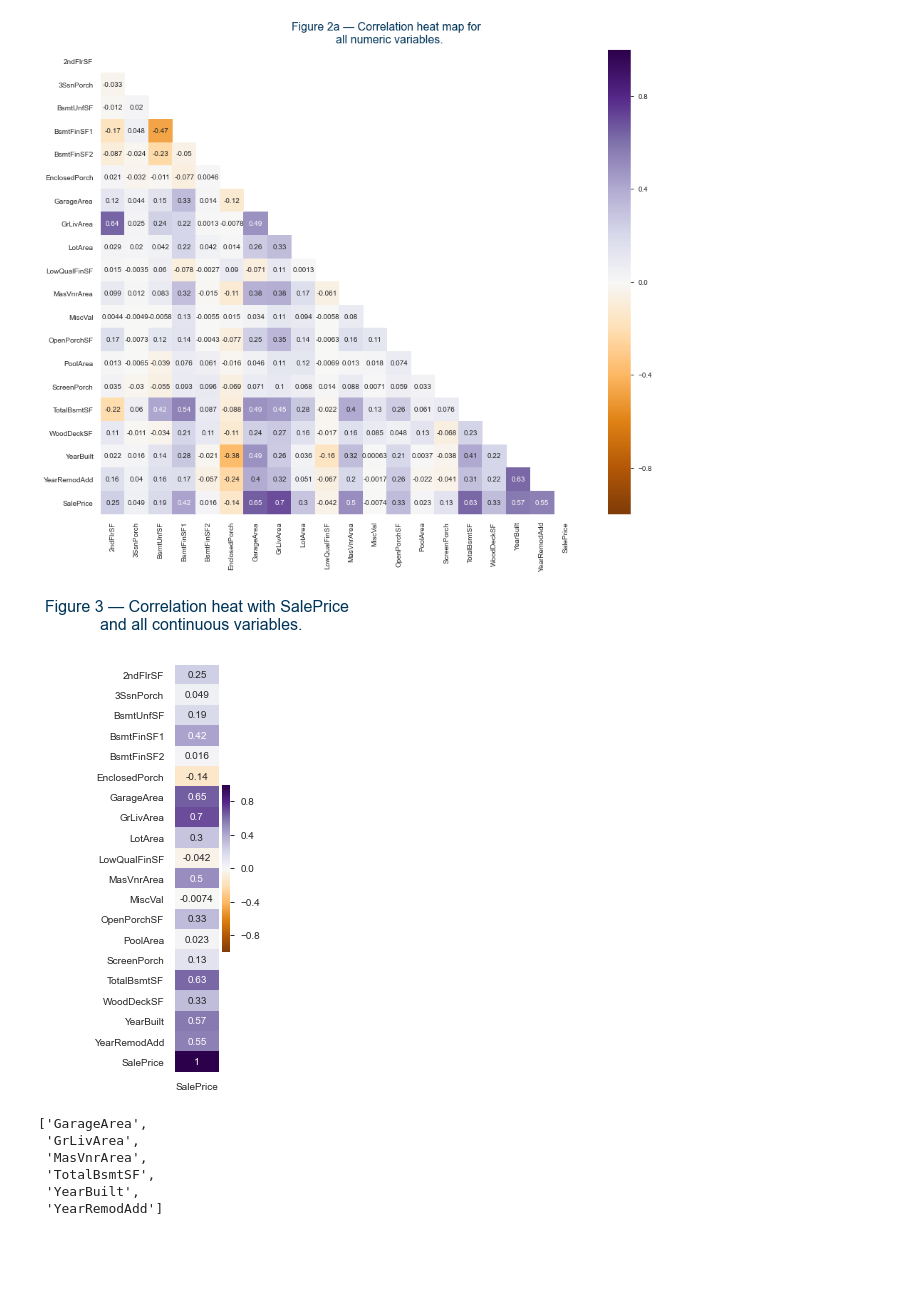
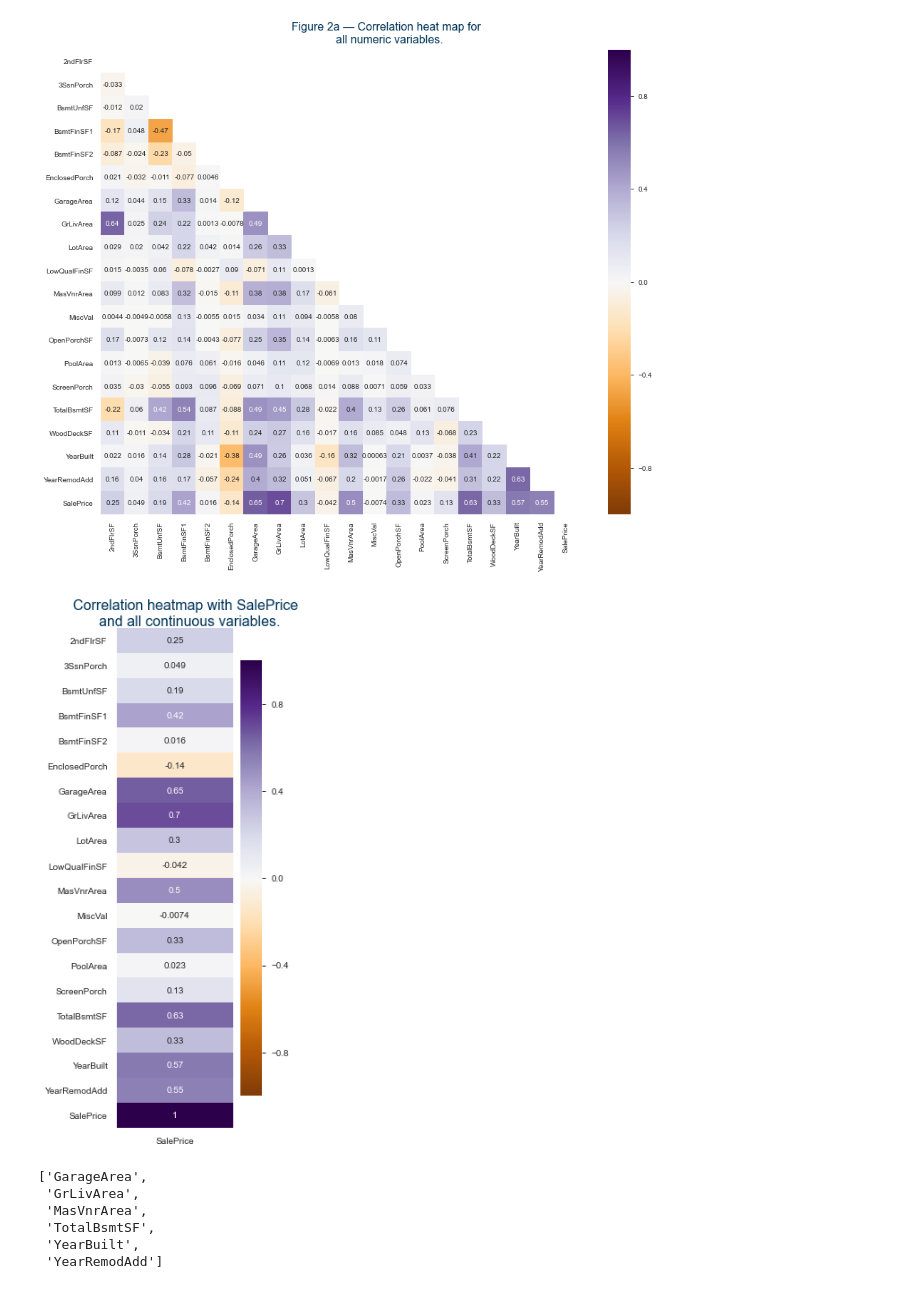
Before and after one commit to hamlett-neil-ur/housing_price_model, a Jupyter notebook: 200419 Ames IA Housing — Tree Models.ipynb, the cells around one changed output. Drawn from its saved outputs; the diff is of its cells as text; code cells hidden in the pictures; blank space fills up the shorter version.

```diff
--- a/200419 Ames IA Housing — Tree Models.ipynb
+++ b/200419 Ames IA Housing — Tree Models.ipynb
@@ -807,22 +815,32 @@ plt.suptitle(t = 'Figure 2a — Correlation heat map for  \n'+\
 # %% [output]
 [figure]
 # %%
-plt.figure(figsize=(1,7.5))
+plt.figure(figsize=(0.75,10))
 sns.heatmap(data = housing_profile[numericals + ['SalePrice']]\
                                   .corr()\
                                   .loc[['SalePrice']].T,
             cmap = 'PuOr',
             vmin = -1,
             vmax = 1,
             annot = True)
-plt.suptitle(t = 'Figure 3 — Correlation heat with SalePrice  \n'+\
+plt.suptitle(t = 'Correlation heatmap with SalePrice  \n'+\
                    'and all continuous variables.',
-             va = 'top',
-             y = 1,
+             va = 'bottom',
+             ha = 'center',
+             x = 2.5,
+             y = 0.9,
              color = '#003459',
              fontsize = 16);
+plt.subplots_adjust(left = 1,
+                    right = 4,
+                    top = 0.9)
+
+plt.savefig(os.path.join('./Graphics', 'Continuous Explanatories Correlation Heatmap.png'),
+            dpi = 150,
+            transparent = True,
+            bbox_inches = 'tight')
 # %% [output]
-[figure, old version]
+[figure, new version]
 # %%
 ## 🧭🌡⏳🧭🌡⏳🧭🌡⏳🧭🌡⏳🧭🌡⏳🧭🌡⏳🧭🌡⏳🧭🌡⏳🧭🌡⏳🧭🌡⏳🧭🌡⏳ ##
 # Identify influential continuous explanatory variables. These are variables for
```
Also changed, not shown: parts of 6 cells of this notebook, 3 other files.
